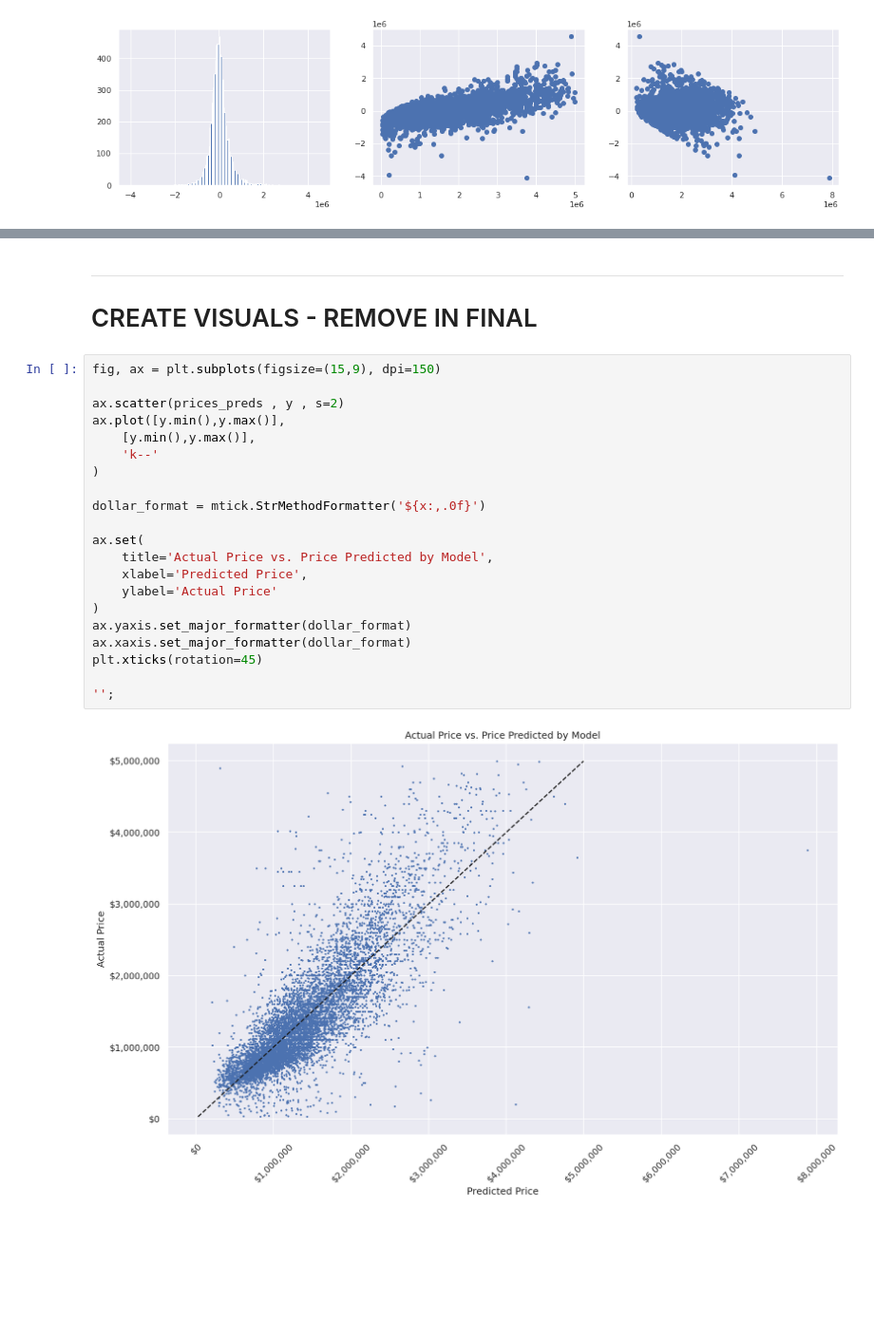
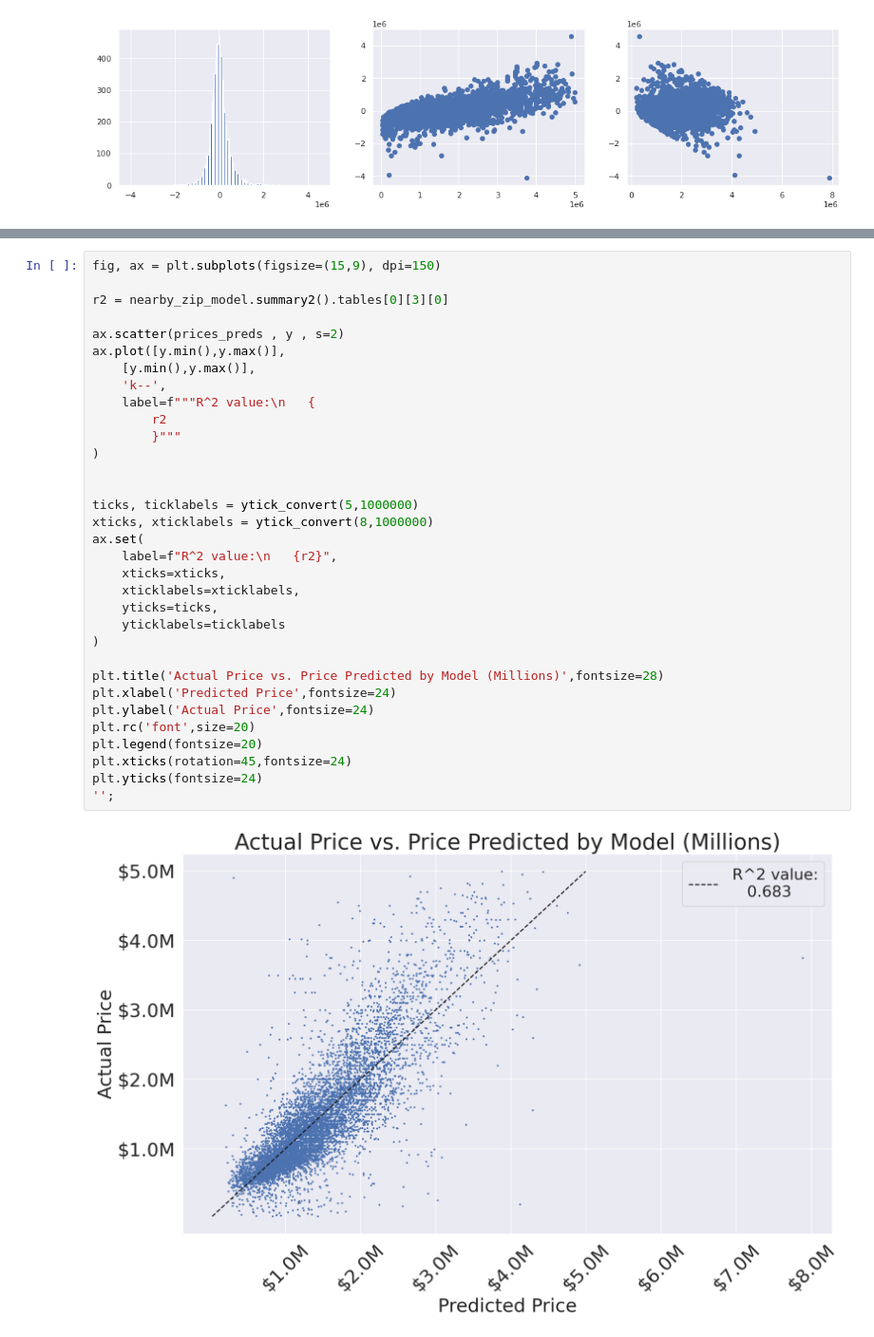
Before and after one commit to ParkedHampster/Modeled_Homes-Phase_2, a Jupyter notebook: index.ipynb, the cells around one changed output, grey strips where cells are left out. Shown at 95% size. Saved outputs shown, nothing was run; the diff lists cells and outputs as text; blank space fills up the shorter version.

```diff
--- a/index.ipynb
+++ b/index.ipynb
@@ -881,27 +937,35 @@ nearby_zip_model.summary2().tables[1].sort_values('Coef.')
-# %% [markdown]
-<hr />
-
-# CREATE VISUALS - REMOVE IN FINAL
 # %%
 fig, ax = plt.subplots(figsize=(15,9), dpi=150)
+
+r2 = nearby_zip_model.summary2().tables[0][3][0]
 
 ax.scatter(prices_preds , y , s=2)
 ax.plot([y.min(),y.max()],
     [y.min(),y.max()],
-    'k--'
+    'k--',
+    label=f"""R^2 value:\n   {
+        r2
+        }"""
 )
 
-dollar_format = mtick.StrMethodFormatter('${x:,.0f}')
 
+ticks, ticklabels = ytick_convert(5,1000000)
+xticks, xticklabels = ytick_convert(8,1000000)
 ax.set(
-    title='Actual Price vs. Price Predicted by Model',
-    xlabel='Predicted Price',
-    ylabel='Actual Price'
+    label=f"R^2 value:\n   {r2}",
+    xticks=xticks,
+    xticklabels=xticklabels,
+    yticks=ticks,
+    yticklabels=ticklabels
 )
-ax.yaxis.set_major_formatter(dollar_format)
-ax.xaxis.set_major_formatter(dollar_format)
-plt.xticks(rotation=45)
 
+plt.title('Actual Price vs. Price Predicted by Model (Millions)',fontsize=28)
+plt.xlabel('Predicted Price',fontsize=24)
+plt.ylabel('Actual Price',fontsize=24)
+plt.rc('font',size=20)
+plt.legend(fontsize=20)
+plt.xticks(rotation=45,fontsize=24)
+plt.yticks(fontsize=24)
 '';
 # %% [output]
-[figure, old version]
+[figure, new version]
```
Also changed, not shown: parts of 25 cells of this notebook, 4 other files.
